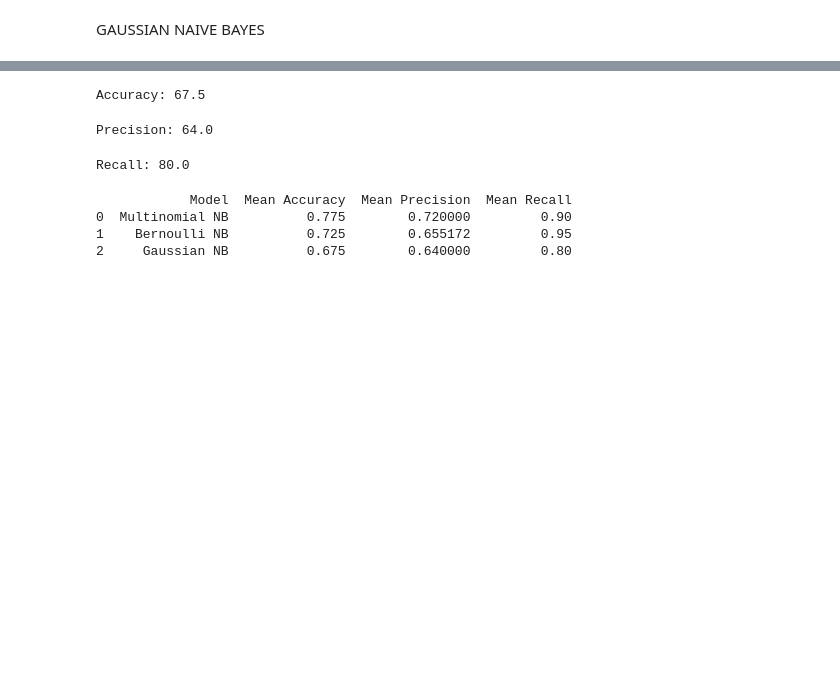
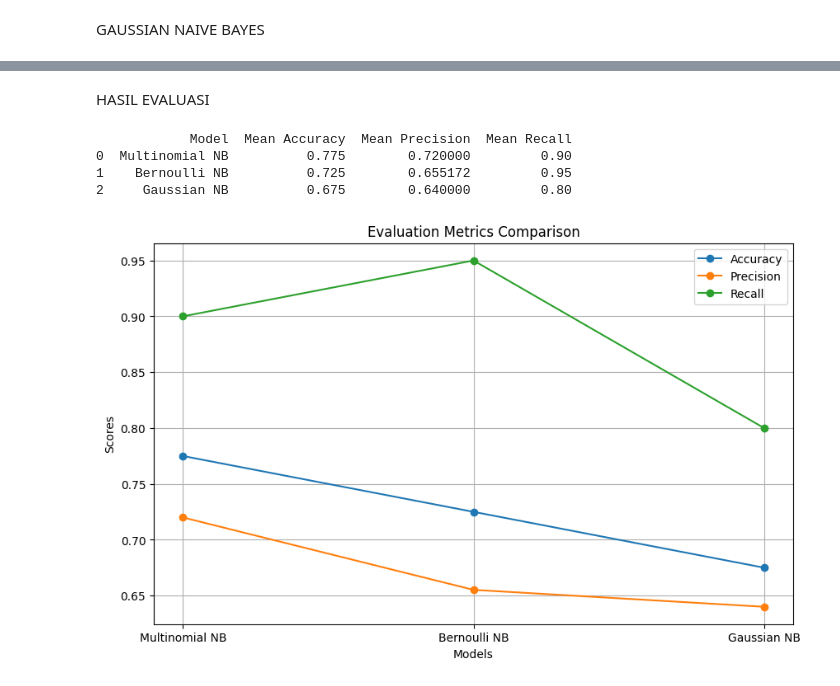
Before and after one commit to mahsyazeta/NBPSO, a Jupyter notebook: nbpso/naiveBayes.ipynb, the cells around one changed output, grey strips where cells are left out. Saved outputs shown, nothing was run; the diff lists cells and outputs as text; code cells hidden in the pictures; blank space fills up the shorter version.

```diff
--- a/nbpso/naiveBayes.ipynb
+++ b/nbpso/naiveBayes.ipynb
@@ -157,7 +123,0 @@ Mean Accuracy: 75.83333333333333
-# %%
-    #skor akurasi model
-    accuracy_mnb = accuracy_score(y_test, predict)
-    print('Accuracy:', accuracy_mnb*100)
-    mean = np.mean(accuracy_mnb)
-    print('Accuracy:', mean*100)
-    cv_accuracy_mnb.append(accuracy_mnb)
@@ -230,10 +163,3 @@ Recall: 95.0
 # %% [markdown]
 GAUSSIAN NAIVE BAYES
-# %%
-    #klasifikasi
-    gnb = GaussianNB()
-    # Fit model
-    gnb.fit(X_train, y_train)
-    # Predictions
-    predict_gnb = gnb.predict(X_test)
 # %%
@@ -248,22 +193,3 @@ plt.show()
-# %%
-    #skor akurasi model
-    accuracy_gnb = accuracy_score(y_test, predict_gnb)
-    print('Accuracy:', accuracy_gnb*100)
-    cv_accuracy_gnb.append(accuracy_gnb)
-# %% [output]
-Accuracy: 67.5
-# %%
-    # Precision
-    precision_gnb = precision_score(y_test, predict_gnb)
-    print('Precision:', precision_gnb*100)
-    cv_precision_gnb.append(precision_gnb)
-# %% [output]
-Precision: 64.0
-# %%
-    # Recall
-    recall_gnb = recall_score(y_test, predict_gnb)
-    print('Recall:', recall_gnb*100)
-    cv_recall_gnb.append(recall_gnb)
-# %% [output]
-Recall: 80.0
+# %% [markdown]
+HASIL EVALUASI
 # %%
@@ -284,3 +209,24 @@ print(results_df)
 0  Multinomial NB          0.775        0.720000         0.90
 1    Bernoulli NB          0.725        0.655172         0.95
 2     Gaussian NB          0.675        0.640000         0.80
+# %%
+# Visualisasi hasil evaluasi
+models = ['Multinomial NB', 'Bernoulli NB', 'Gaussian NB']
+accuracy_scores = [np.mean(cv_accuracy_mnb), np.mean(cv_accuracy_bnb), np.mean(cv_accuracy_gnb)]
+precision_scores = [np.mean(cv_precision_mnb), np.mean(cv_precision_bnb), np.mean(cv_precision_gnb)]
+recall_scores = [np.mean(cv_recall_mnb), np.mean(cv_recall_bnb), np.mean(cv_recall_gnb)]
+
+plt.figure(figsize=(10, 6))
+
+plt.plot(models, accuracy_scores, marker='o', label='Accuracy')
+plt.plot(models, precision_scores, marker='o', label='Precision')
+plt.plot(models, recall_scores, marker='o', label='Recall')
+
+plt.title('Evaluation Metrics Comparison')
+plt.xlabel('Models')
+plt.ylabel('Scores')
+plt.legend()
+plt.grid(True)
+plt.show()
+# %% [output]
+[figure, added]
```
Also changed, not shown: parts of 21 cells of this notebook.
